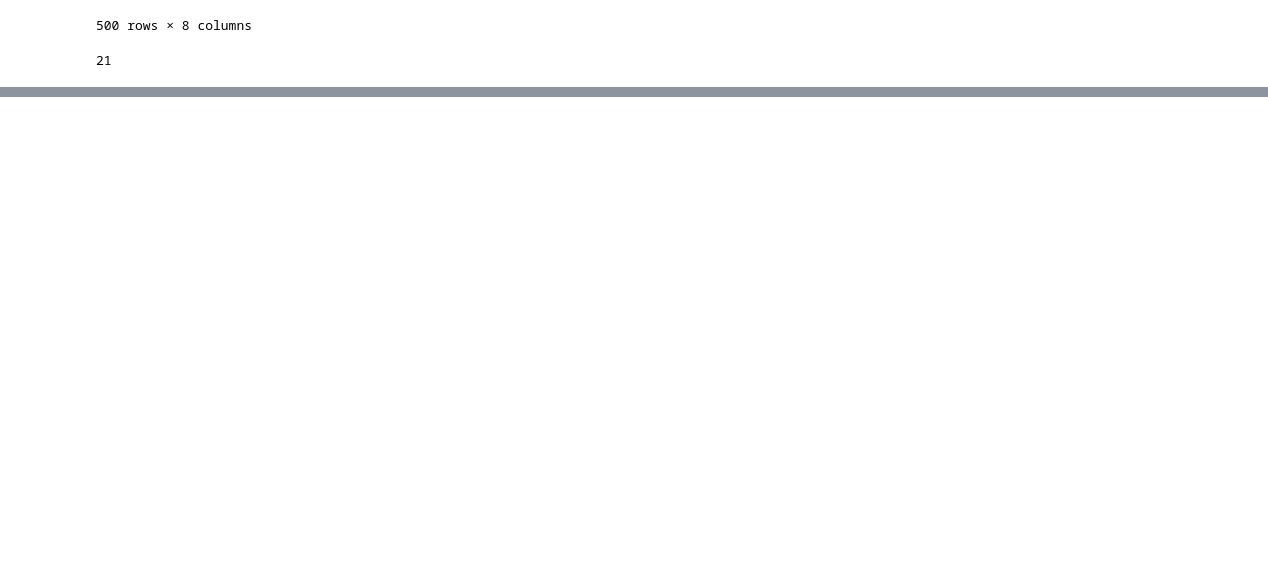
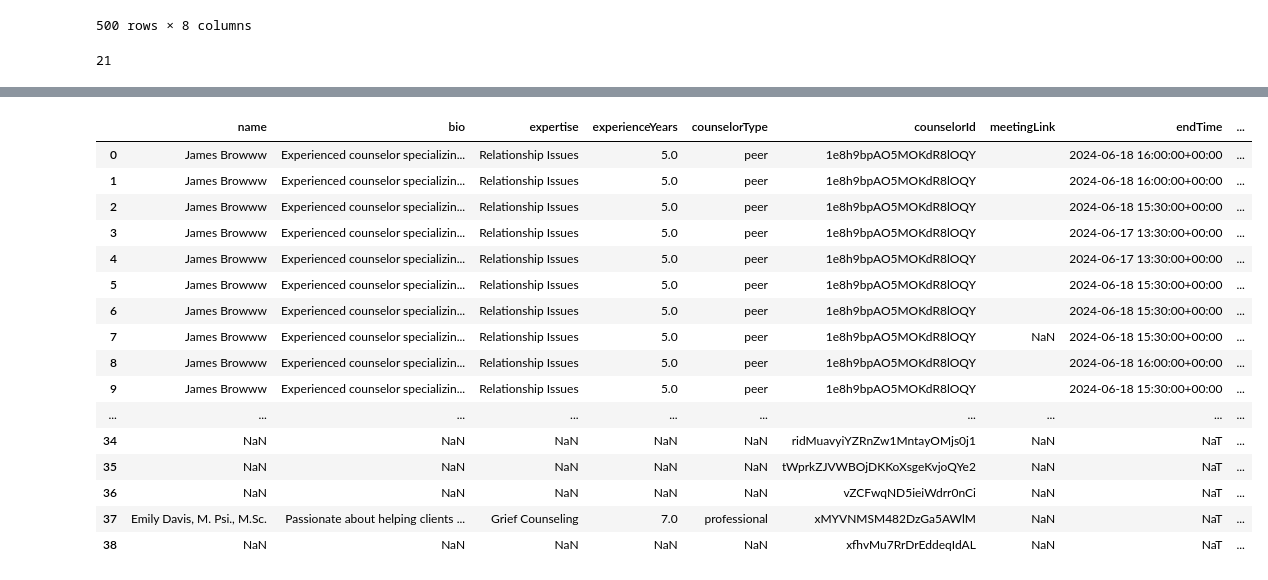
Before and after one commit to Curhat-AI/CeritaKita-Machine-Learning, a Jupyter notebook: recommendation-konselor-knowledge-base/recommendation-systems-knowledge.ipynb, the cells around one changed output, grey strips where cells are left out. Cells and saved outputs as stored; diff of their text form; code cells hidden in the pictures; blank space fills up the shorter version.

```diff
--- a/recommendation-konselor-knowledge-base/recommendation-systems-knowledge.ipynb
+++ b/recommendation-konselor-knowledge-base/recommendation-systems-knowledge.ipynb
@@ -101,0 +135,19 @@ user_dummy
+# %%
+users = list(db.collection('users').stream())
+users_id = list(map(lambda x: x.id, users))
+users_dict = list(map(lambda x: x.to_dict(), users))
+# print(users_dict)
+df_user = pd.DataFrame(users_dict)
+df_user['user_id'] = users_id
+# df_user
+data = df_user['counselorDetails']
+# data = data.replace(np.nan, {"a": "b"}, regex=True)
+data = data.where(data.notna(), lambda x: [{}])
+data
+# data.to_list()
+# data = data.apply(lambda x:str(x))
+df_counselour_details = pd.DataFrame.from_dict(data.to_list())
+df_counselour_details['counselorId'] = df_user['user_id']
+df_counselour_details
+# df_user
+# print(users_id)
@@ -101,0 +172,8 @@ user_dummy
+# %%
+df_user_detail = df_user["details"]
+df_user_detail
+df_user_detail = df_user_detail.where(df_user_detail.notna(), lambda x: [{}])
+df_user_detail
+df_user_details = pd.DataFrame.from_dict(df_user_detail.to_list())
+df_user_details['counselorId'] = df_user['user_id']
+df_user_details
@@ -101,0 +229,22 @@ user_dummy
+# %%
+data = pd.merge(df_counselour_details, df_counseling_details, on = "counselorId", how='left')
+data = pd.merge(data, df_user_details, on = "counselorId", how='left')
+data
+# %% [output]
+|  | name | bio | expertise | experienceYears | counselorType | counselorId | meetingLink | endTime | ... |
+| 0 | James Browww | Experienced counselor specializin... | Relationship Issues | 5.0 | peer | 1e8h9bpAO5MOKdR8lOQY |  | 2024-06-18 16:00:00+00:00 | ... |
+| 1 | James Browww | Experienced counselor specializin... | Relationship Issues | 5.0 | peer | 1e8h9bpAO5MOKdR8lOQY |  | 2024-06-18 16:00:00+00:00 | ... |
+| 2 | James Browww | Experienced counselor specializin... | Relationship Issues | 5.0 | peer | 1e8h9bpAO5MOKdR8lOQY |  | 2024-06-18 15:30:00+00:00 | ... |
+| 3 | James Browww | Experienced counselor specializin... | Relationship Issues | 5.0 | peer | 1e8h9bpAO5MOKdR8lOQY |  | 2024-06-17 13:30:00+00:00 | ... |
+| 4 | James Browww | Experienced counselor specializin... | Relationship Issues | 5.0 | peer | 1e8h9bpAO5MOKdR8lOQY |  | 2024-06-17 13:30:00+00:00 | ... |
+| 5 | James Browww | Experienced counselor specializin... | Relationship Issues | 5.0 | peer | 1e8h9bpAO5MOKdR8lOQY |  | 2024-06-18 15:30:00+00:00 | ... |
+| 6 | James Browww | Experienced counselor specializin... | Relationship Issues | 5.0 | peer | 1e8h9bpAO5MOKdR8lOQY |  | 2024-06-18 15:30:00+00:00 | ... |
+| 7 | James Browww | Experienced counselor specializin... | Relationship Issues | 5.0 | peer | 1e8h9bpAO5MOKdR8lOQY | NaN | 2024-06-18 15:30:00+00:00 | ... |
+| 8 | James Browww | Experienced counselor specializin... | Relationship Issues | 5.0 | peer | 1e8h9bpAO5MOKdR8lOQY |  | 2024-06-18 16:00:00+00:00 | ... |
+| 9 | James Browww | Experienced counselor specializin... | Relationship Issues | 5.0 | peer | 1e8h9bpAO5MOKdR8lOQY |  | 2024-06-18 15:30:00+00:00 | ... |
+| ... | ... | ... | ... | ... | ... | ... | ... | ... | ... |
+| 34 | NaN | NaN | NaN | NaN | NaN | ridMuavyiYZRnZw1MntayOMjs0j1 | NaN | NaT | ... |
+| 35 | NaN | NaN | NaN | NaN | NaN | tWprkZJVWBOjDKKoXsgeKvjoQYe2 | NaN | NaT | ... |
+| 36 | NaN | NaN | NaN | NaN | NaN | vZCFwqND5ieiWdrr0nCi | NaN | NaT | ... |
+| 37 | Emily Davis, M. Psi., M.Sc. | Passionate about helping clients ... | Grief Counseling | 7.0 | professional | xMYVNMSM482DzGa5AWlM | NaN | NaT | ... |
+| 38 | NaN | NaN | NaN | NaN | NaN | xfhvMu7RrDrEddeqIdAL | NaN | NaT | ... |
```
Also changed, not shown: parts of 10 cells of this notebook.
